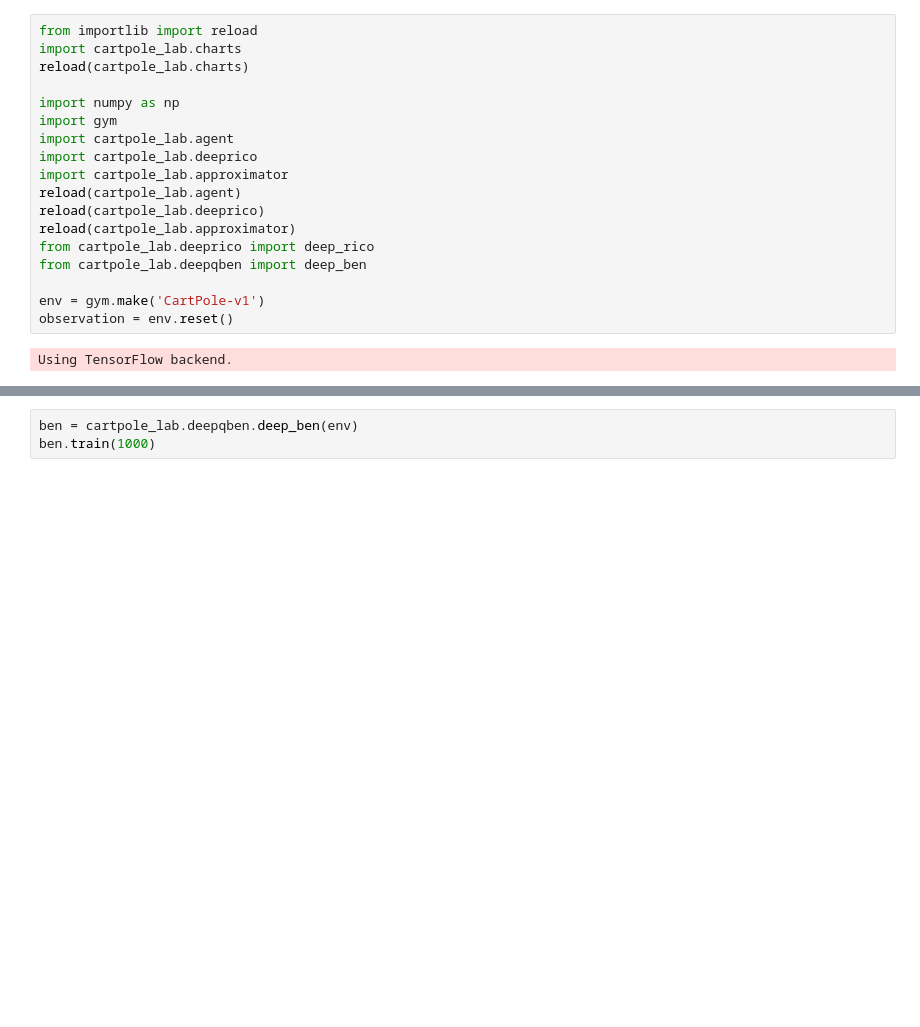
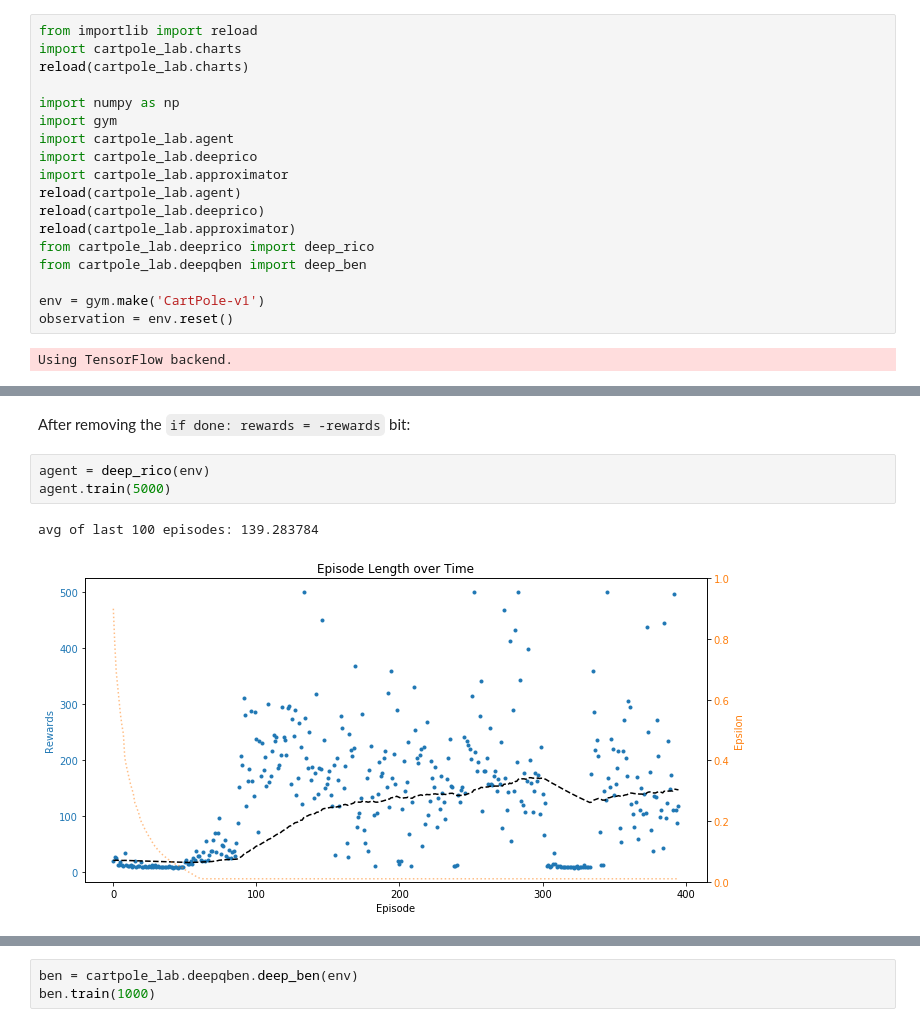
Before and after one commit to unoti/ai-gym-experiments, a Jupyter notebook: 5-CartPole-3.ipynb, the cells around one changed output, grey strips where cells are left out. Cells and saved outputs as stored; diff of their text form; blank space fills up the shorter version.

````diff
--- a/5-CartPole-3.ipynb
+++ b/5-CartPole-3.ipynb
@@ -27,0 +27,8 @@ KeyboardInterrupt:
+# %% [markdown]
+After removing the ```if done: rewards = -rewards``` bit:
+# %%
+agent = deep_rico(env)
+agent.train(5000)
+# %% [output]
+avg of last 100 episodes: 139.283784
+[figure, added]
````
Also changed, not shown: parts of 2 cells of this notebook, 4 other files.
